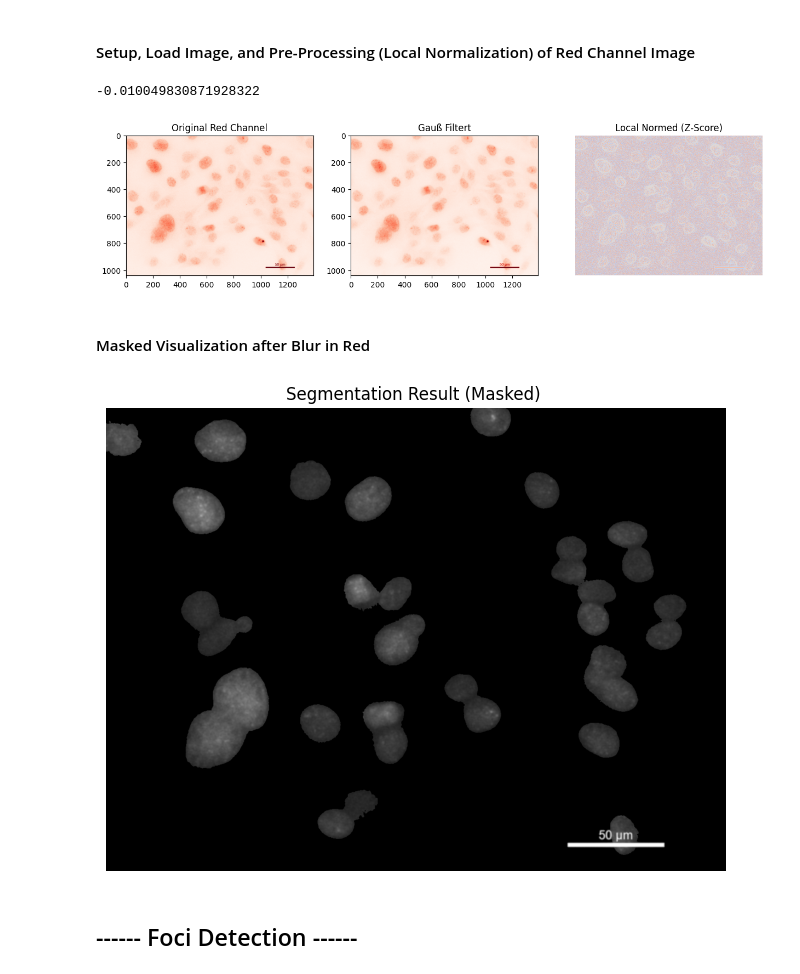
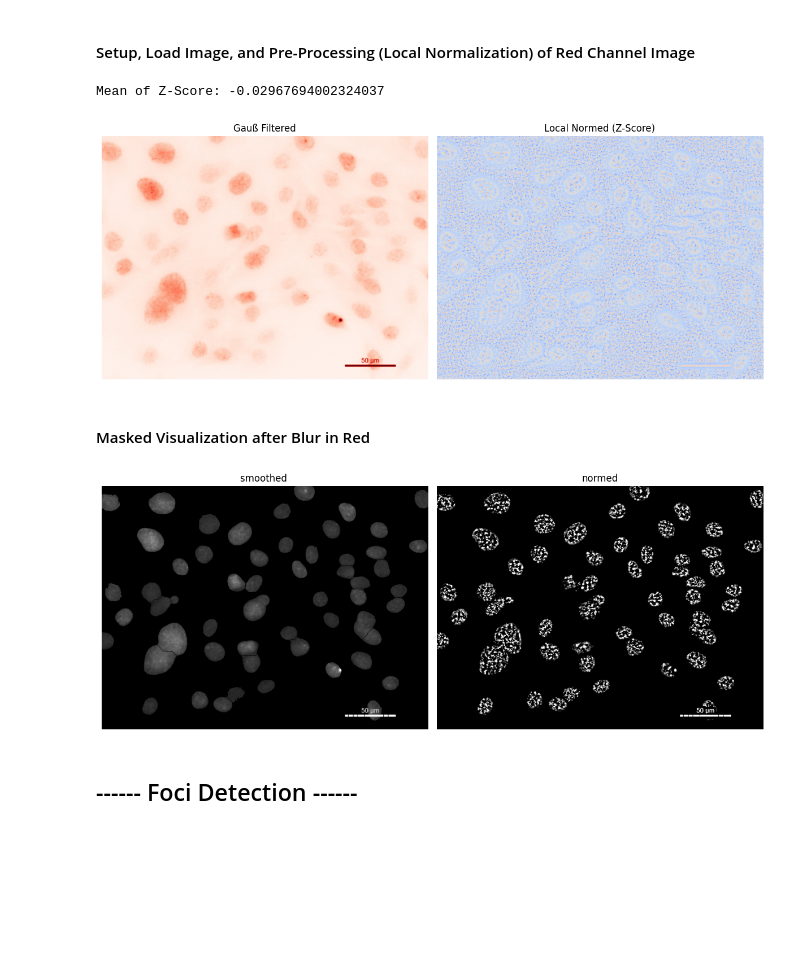
Before and after one commit to SilverPheonix/ML_Zellkern, a Jupyter notebook: cell_detection.ipynb, the cells around one changed output. Cells and saved outputs as stored; diff of their text form; code cells hidden in the pictures; blank space fills up the shorter version.

Commit message:
include watershed segementation; correct Z-Score norming

```diff
--- a/cell_detection.ipynb
+++ b/cell_detection.ipynb
@@ -7,24 +7,11 @@ This notebook goes through all the necessary steps to detect DNA damage in cell
 2. __Data Preprocessing:__ Setting up preprocessing pipelines
 3. __Process Images:__ Setting up a region growing workflow to detect cell nuclei in images.
 # %%
-#import
 import matplotlib.pyplot as plt
 import random
 from pathlib import Path
 from PIL import Image
 
-root = "data"
-
-imgs = list(Path(root).rglob("*Blue.tif"))  # full paths
-sampled = random.sample(imgs, 6)
-
-plt.figure(figsize=(12, 8))
-for i, img_path in enumerate(sampled, 1):
-    img = Image.open(str(img_path))     # open directly
-    plt.subplot(2, 3, i)
-    plt.imshow(img)
-    plt.axis("off")
-    plt.title(img_path.name)
-
-plt.tight_layout()
-plt.show()
+example_folder = Path('data/Ex 3 day 01')
+blue_img = next(example_folder.glob("*Blue.tif"))
+red_img = next(example_folder.glob("*Red.tif"))
@@ -232,9 +315,9 @@ from skimage import io, filters, measure, color
 from skimage.filters import rank
 from scipy import ndimage
 
-#IMAGE_PATH = "data/Ex 3 day 1814/1_image_BGR- Red.tif"
-IMAGE_PATH = "data/Ex 3 day 01/1_image_BGR- Red.tif"
-WINDOW_SIZE = 5 #k×k-Fenster (z. B. 3×3, 5×5)
+
+IMAGE_PATH = red_img
+WINDOW_SIZE = 21 #ToDo: Find optimal WS
 EPSILON = 1e-6
 
 
@@ -245,60 +328,73 @@ def load_red_channel(path):
         #conversion to 8-Bit
         return (image[:, :, 0]).astype(np.uint8)
     elif image.ndim == 2:
          return image.astype(np.uint8)
     else:
         raise ValueError("Image must be 2D (grayscale) or 3D (color).")
 
 def preprocess_and_normalize(img_red_raw, window_size, epsilon):
 
     #Apply Gauß filter
     #Sigma=1 is a little bit of smoothing
-    img_red_smoothed = filters.gaussian(img_red_raw, sigma=1)
+    img_red_smoothed = filters.gaussian(img_red_raw, sigma=1) #ToDo: Find optimal sigma (ROC Curve)
 
     #local average and standard deviation
     local_mean = ndimage.uniform_filter(img_red_smoothed, size=window_size)
     local_std = np.sqrt(ndimage.uniform_filter(img_red_smoothed**2, size=window_size) - local_mean**2)
 
     #Z-Score Normierung: (Pixel - lokaler Mittelwert) / (lokale Standardabweichung + Epsilon)
     img_red_norm = (img_red_smoothed - local_mean) / (local_std + epsilon)
 
     return img_red_norm, img_red_smoothed
 
 try:
     img_red_raw = load_red_channel(IMAGE_PATH)
     img_red_norm, img_red_smoothed = preprocess_and_normalize(img_red_raw, WINDOW_SIZE, EPSILON)
 
-    #Visualisation of norming
-    fig, axs = plt.subplots(1, 3, figsize=(15, 5))
-    axs[0].imshow(img_red_raw, cmap='Reds'); axs[0].set_title("Original Red Channel")
-    axs[1].imshow(img_red_smoothed, cmap='Reds'); axs[1].set_title("Gauß Filtert")
-    axs[2].imshow(img_red_norm, cmap='coolwarm'); axs[2].set_title("Local Normed (Z-Score)")
-    print(np.mean(img_red_norm))
-    axs[2].axis('off')
+
+    fig, axs = plt.subplots(1, 2, figsize=(12, 5))
+
+    axs[0].imshow(img_red_smoothed, cmap='Reds')
+    axs[0].set_title("Gauß Filtered")
+    axs[0].axis('off')
+
+    axs[1].imshow(img_red_norm, cmap='coolwarm')
+    axs[1].set_title("Local Normed (Z-Score)")
+    axs[1].axis('off')
+
+    print(f"Mean of Z-Score: {np.mean(img_red_norm)}")
+    plt.tight_layout()
     plt.show()
-
-
 
 except Exception as e:
     print(f"Fehler beim Laden/Verarbeiten des Bildes: {e}. Bitte Pfad prüfen.")
 # %% [output]
--0.010049830871928322
+Mean of Z-Score: -0.02967694002324037
-[figure, old version]
+[figure, new version]
 # %% [markdown]
 #### Masked Visualization after Blur in Red
 # %%
 smoothed_intensity = img_red_smoothed.astype(np.float32)
+normed_intensity = img_red_norm.astype(np.float32)
 
 # Black out the background (where li_mask_filtered = False)
-masked_result = smoothed_intensity * li_mask_filtered
+masked_smooth = smoothed_intensity * separated_mask
+masked_normed = normed_intensity * separated_mask
 
-plt.figure(figsize=(8, 8))
-plt.imshow(masked_result, cmap='gray', vmin=0, vmax=1)
-plt.title(f"Segmentation Result (Masked) ")
-plt.axis('off')
+fig, axs = plt.subplots(1, 2, figsize=(12, 5))
+
+axs[0].imshow(masked_smooth, cmap='gray', vmin=0, vmax=1)
+axs[0].set_title(f"smoothed ")
+axs[0].axis('off')
+
+axs[1].imshow(masked_normed, cmap='gray', vmin=0, vmax=1)
+axs[1].set_title(f"normed")
+axs[1].axis('off')
+
+plt.tight_layout()
 plt.show()
 # %% [output]
-[figure, old version]
+[figure, new version]
 # %% [markdown]
 ## ------ Foci Detection ------
 # %%
```
Also changed, not shown: parts of 18 cells of this notebook.
